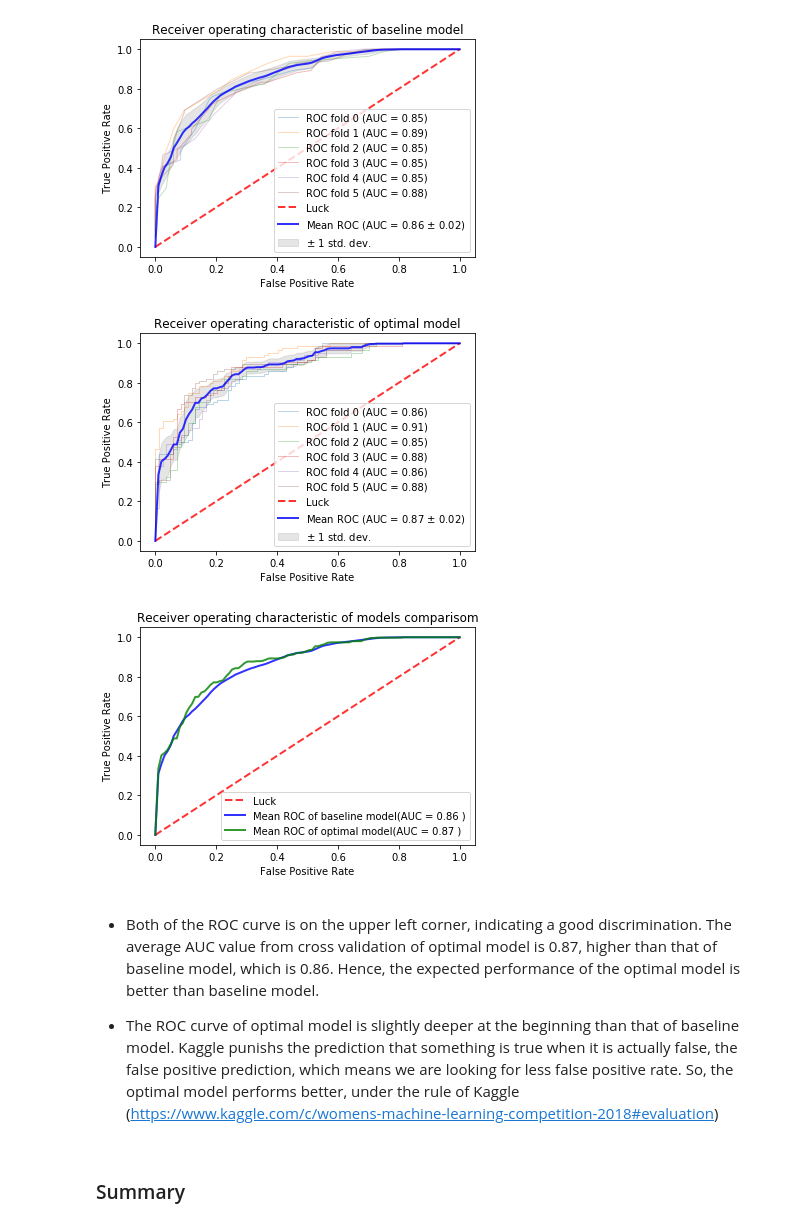
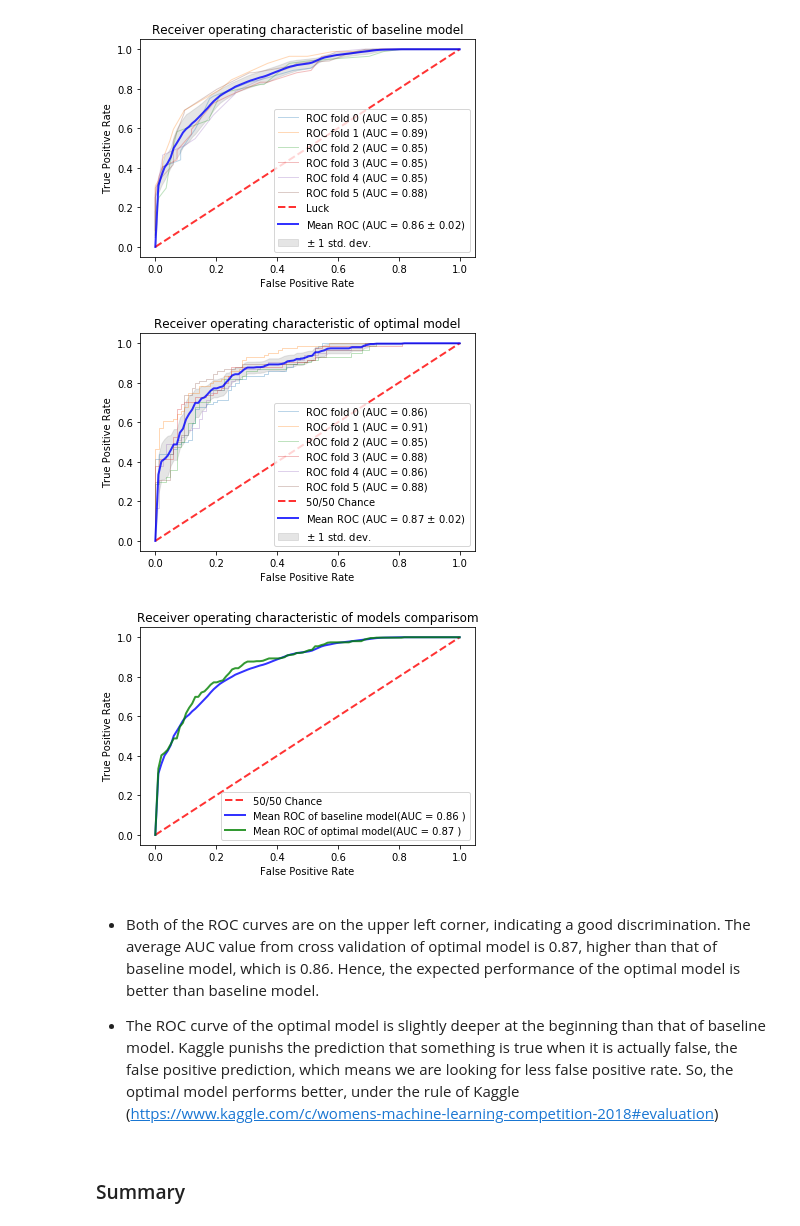
Before and after one commit to Dedomena-exerevnitis/mids-w207-kaggle, a Jupyter notebook: W207_Two-Stage-For-Submission-Evaluation-V3.ipynb, the cells around one changed output. Cells and saved outputs as stored; diff of their text form; code cells hidden in the pictures.

```diff
--- a/W207_Two-Stage-For-Submission-Evaluation-V3.ipynb
+++ b/W207_Two-Stage-For-Submission-Evaluation-V3.ipynb
@@ -332,13 +332,10 @@ df_tour_matchups_with_features.head()
 | 4 | 2010 | 3173 | 3397 | 0 | 13 | 14 | 15 | 16 | 13 | 14 | ... | ... |
 5 rows × 28 columns
 # %%
-## UPDATE columns used as needed
-df_train_2 = df_tour_matchups_with_features
-
 # Need to make predictions for everything in tournament data
 # Do not separate 2018 from everything else - need to generate predictions
 
-X_train_2 = df_train_2
+X_train_2 = df_tour_matchups_with_features
 y_train_2 = X_train_2.Result.values
 X_train_2 = X_train_2.drop('Result', 1)
 # %%
@@ -742,38 +735,38 @@ for train, test in cv.split(X, y):
     roc_auc = auc(fpr, tpr)
     aucs.append(roc_auc)
     plt.plot(fpr, tpr, lw=1, alpha=0.3,
              label='ROC fold %d (AUC = %0.2f)' % (i, roc_auc))
 
     i += 1
 plt.plot([0, 1], [0, 1], linestyle='--', lw=2, color='r',
-         label='Luck', alpha=.8)
+         label='50/50 Chance', alpha=.8)
 
 mean_tpr = np.mean(tprs, axis=0)
 mean_tpr[-1] = 1.0
 mean_auc = auc(mean_fpr, mean_tpr)
 std_auc = np.std(aucs)
 plt.plot(mean_fpr, mean_tpr, color='b',
          label=r'Mean ROC (AUC = %0.2f $\pm$ %0.2f)' % (mean_auc, std_auc),
          lw=2, alpha=.8)
 
 std_tpr = np.std(tprs, axis=0)
 tprs_upper = np.minimum(mean_tpr + std_tpr, 1)
 tprs_lower = np.maximum(mean_tpr - std_tpr, 0)
 plt.fill_between(mean_fpr, tprs_lower, tprs_upper, color='grey', alpha=.2,
                  label=r'$\pm$ 1 std. dev.')
 
 plt.xlim([-0.05, 1.05])
 plt.ylim([-0.05, 1.05])
 plt.xlabel('False Positive Rate')
 plt.ylabel('True Positive Rate')
 plt.title('Receiver operating characteristic of optimal model')
 plt.legend(loc="lower right")
 plt.show()
 # %% [output]
-[figure, old version]
+[figure, new version]
 # %%
 plt.plot([0, 1], [0, 1], linestyle='--', lw=2, color='r',
-         label='Luck', alpha=.8)
+         label='50/50 Chance', alpha=.8)
 
 mean_tpr_bl = np.mean(tprs_bl, axis=0)
 mean_tpr_bl[-1] = 1.0
@@ -799,12 +792,12 @@ plt.title('Receiver operating characteristic of models comparisom')
 plt.legend(loc="lower right")
 plt.show()
 # %% [output]
-[figure, old version]
+[figure, new version]
 # %% [markdown]
-- Both of the ROC curve is on the upper left corner, indicating a good discrimination. The average AUC value from cross validation of optimal model is 0.87, higher than that of baseline model, which is 0.86. Hence, the expected performance of the optimal model is better than baseline model.
+- Both of the ROC curves are on the upper left corner, indicating a good discrimination. The average AUC value from cross validation of optimal model is 0.87, higher than that of baseline model, which is 0.86. Hence, the expected performance of the optimal model is better than baseline model.
 
 
-- The ROC curve of optimal model is slightly deeper at the beginning than that of baseline model. Kaggle punishs the prediction that something is true when it is actually false, the false positive prediction, which means we are looking for less false positive rate. So, the optimal model performs better, under the rule of Kaggle (https://www.kaggle.com/c/womens-machine-learning-competition-2018#evaluation)
+- The ROC curve of the optimal model is slightly deeper at the beginning than that of baseline model. Kaggle punishs the prediction that something is true when it is actually false, the false positive prediction, which means we are looking for less false positive rate. So, the optimal model performs better, under the rule of Kaggle (https://www.kaggle.com/c/womens-machine-learning-competition-2018#evaluation)
 # %% [markdown]
 ### Summary
 # %% [markdown]
```
Also changed, not shown: parts of 22 cells of this notebook.
